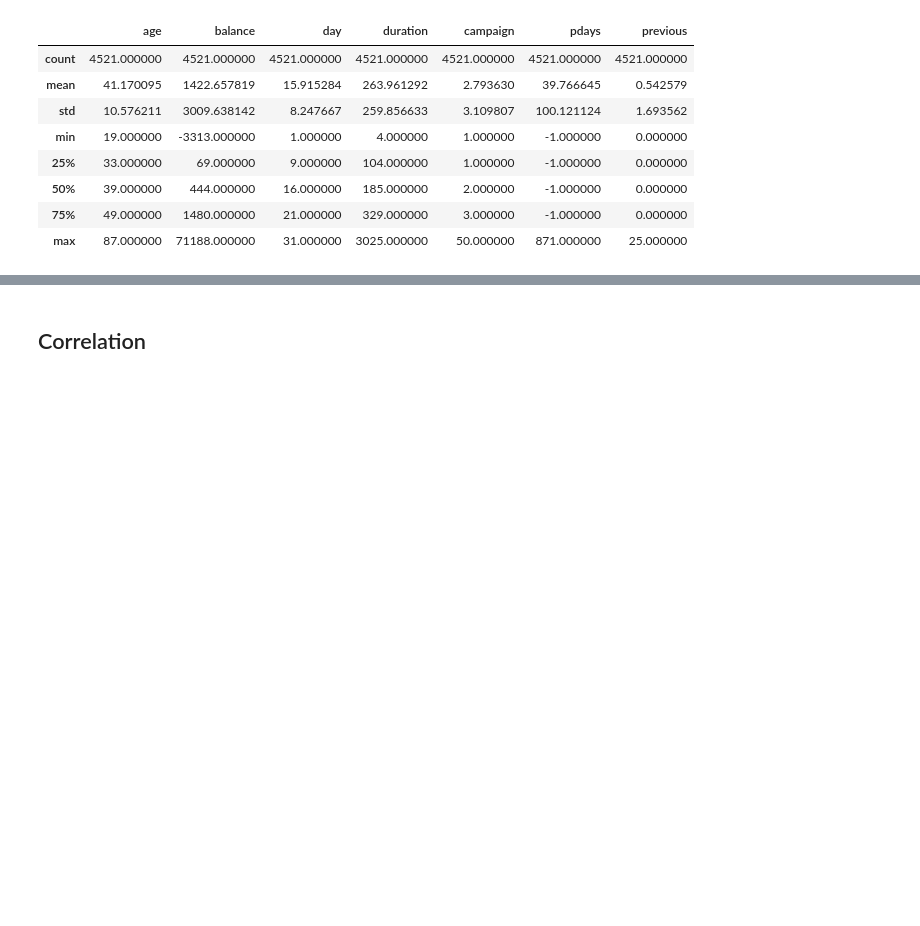
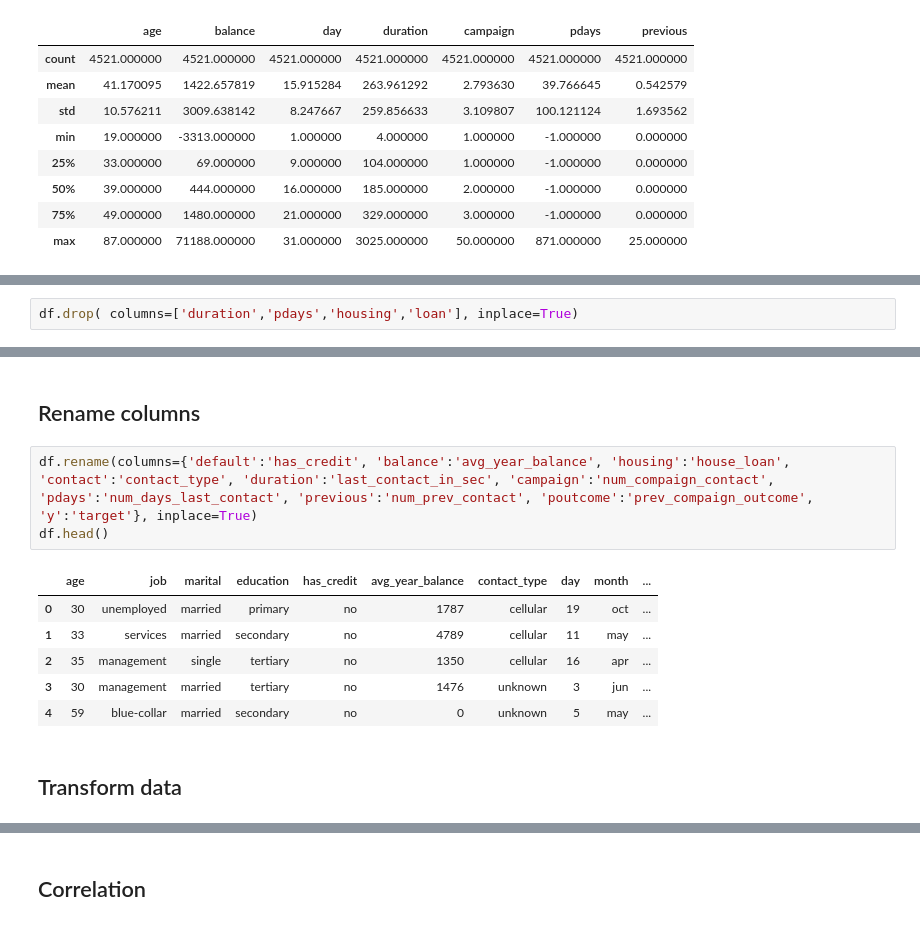
Before and after one commit to kibambe-0167/statistical-inference, a Jupyter notebook: etl.ipynb, the cells around one changed output, grey strips where cells are left out. Cells and saved outputs as stored; diff of their text form; blank space fills up the shorter version.

Commit message:
got data for training

```diff
--- a/etl.ipynb
+++ b/etl.ipynb
@@ -48,0 +58,2 @@ df.describe()
+# %%
+df.drop( columns=['duration','pdays','housing','loan'], inplace=True)
@@ -48,0 +67,14 @@ df.describe()
+# %% [markdown]
+## Rename columns
+# %%
+df.rename(columns={'default':'has_credit', 'balance':'avg_year_balance', 'housing':'house_loan', 'contact':'contact_type', 'duration':'last_contact_in_sec', 'campaign':'num_compaign_contact', 'pdays':'num_days_last_contact', 'previous':'num_prev_contact', 'poutcome':'prev_compaign_outcome', 'y':'target'}, inplace=True)
+df.head()
+# %% [output]
+|  | age | job | marital | education | has_credit | avg_year_balance | contact_type | day | month | ... |
+| 0 | 30 | unemployed | married | primary | no | 1787 | cellular | 19 | oct | ... |
+| 1 | 33 | services | married | secondary | no | 4789 | cellular | 11 | may | ... |
+| 2 | 35 | management | single | tertiary | no | 1350 | cellular | 16 | apr | ... |
+| 3 | 30 | management | married | tertiary | no | 1476 | unknown | 3 | jun | ... |
+| 4 | 59 | blue-collar | married | secondary | no | 0 | unknown | 5 | may | ... |
+# %% [markdown]
+## Transform data
```
Also changed, not shown: parts of 26 cells of this notebook, 2 other files.
